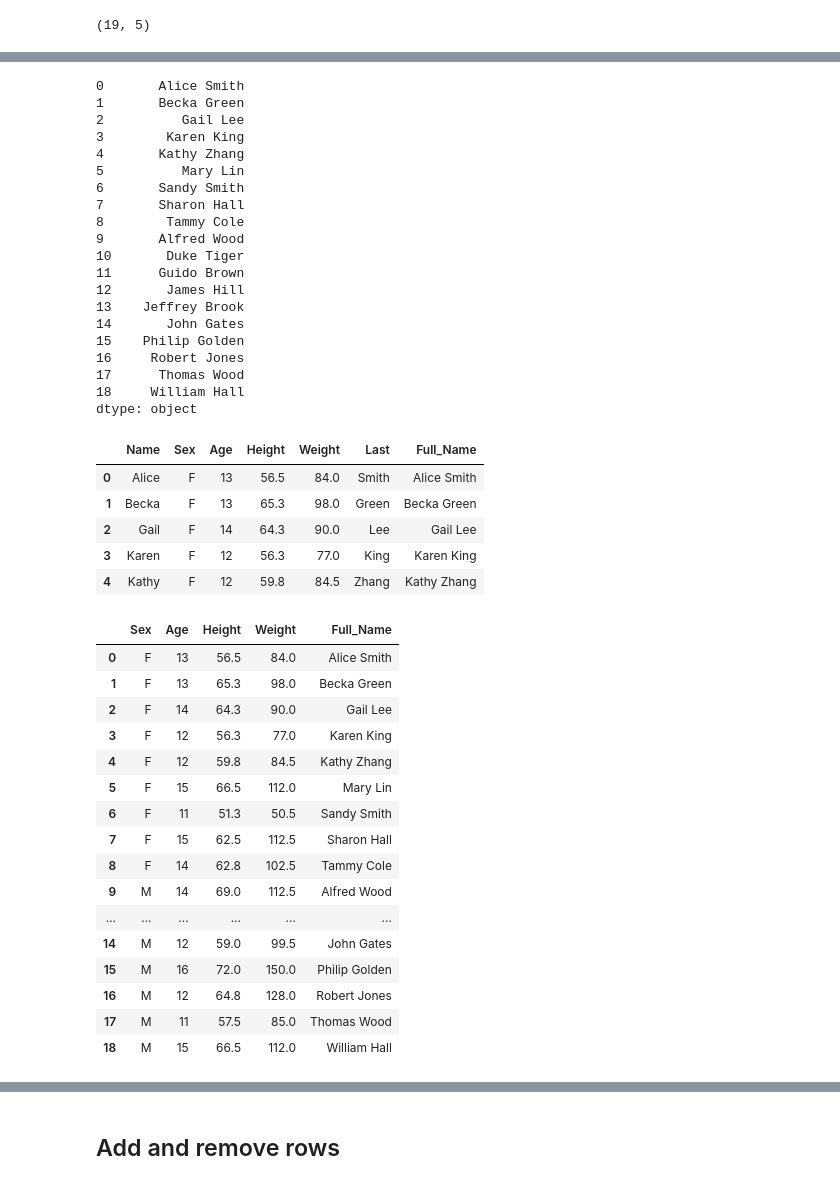
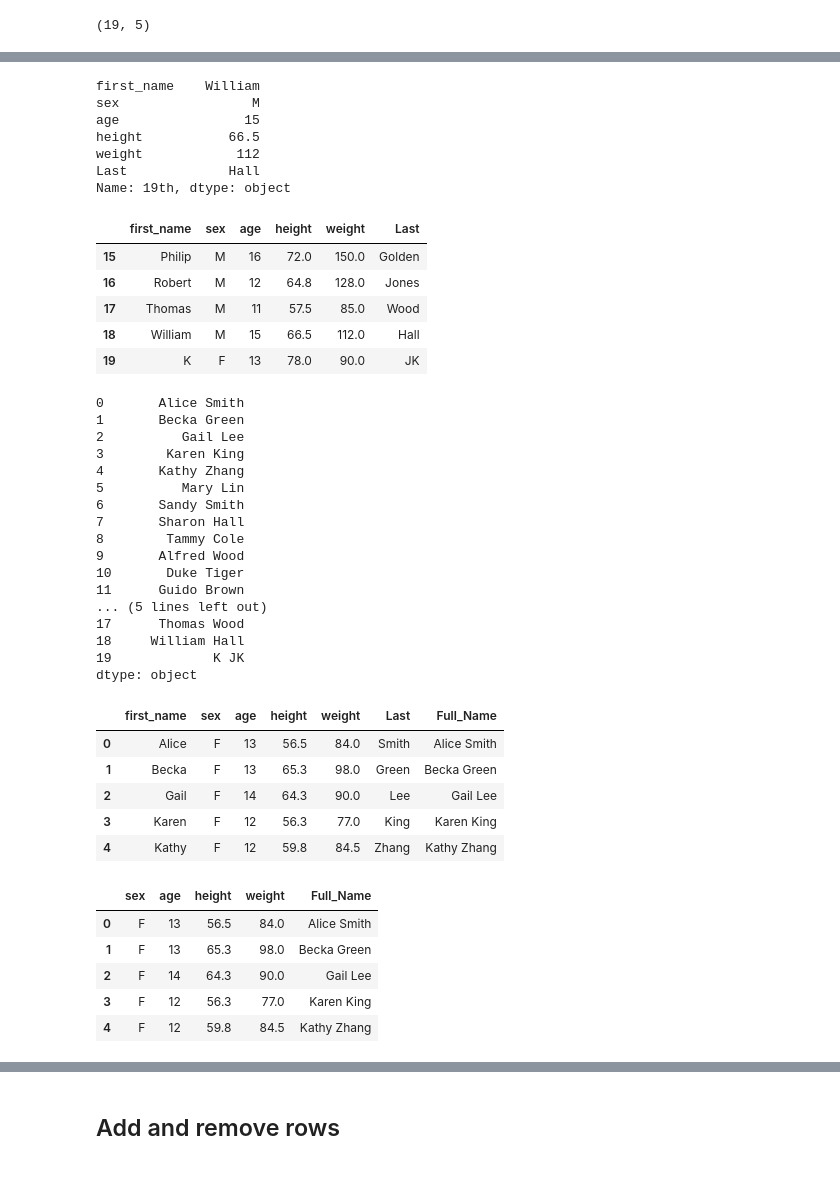
Before and after one commit to User-zwj/Pandas-Practice, a Jupyter notebook: Pandas Exercise.ipynb, the cells around one changed output, grey strips where cells are left out. Saved outputs shown, nothing was run; the diff lists cells and outputs as text; code cells hidden in the pictures.

```diff
--- a/Pandas Exercise.ipynb
+++ b/Pandas Exercise.ipynb
@@ -1428,5 +1475,27 @@ df.head()
+# %%
+df.iloc[18,]
+# %% [output]
+first_name    William
+sex                 M
+age                15
+height           66.5
+weight            112
+Last             Hall
+Name: 19th, dtype: object
+# %%
+new_row = {"first_name":"K", "sex":"F", "age":13, "height":78.0, "weight":90.0, "Last":"JK"}
+df = df.append(new_row, ignore_index=True)
+# %%
+df.tail()
+# %% [output]
+|  | first_name | sex | age | height | weight | Last |
+| 15 | Philip | M | 16 | 72.0 | 150.0 | Golden |
+| 16 | Robert | M | 12 | 64.8 | 128.0 | Jones |
+| 17 | Thomas | M | 11 | 57.5 | 85.0 | Wood |
+| 18 | William | M | 15 | 66.5 | 112.0 | Hall |
+| 19 | K | F | 13 | 78.0 | 90.0 | JK |
 # %%
-df['Name'] + ' ' + df['Last']
+df["first_name"] + " " + df["Last"]
 # %% [output]
 0       Alice Smith
 1       Becka Green
@@ -1440,44 +1509,30 @@ df['Name'] + ' ' + df['Last']
 9       Alfred Wood
 10       Duke Tiger
 11      Guido Brown
-12       James Hill
-13    Jeffrey Brook
-14       John Gates
-15    Philip Golden
-16     Robert Jones
+... (5 lines left out)
 17      Thomas Wood
 18     William Hall
+19             K JK
 dtype: object
 # %%
-df['Full_Name'] = df['Name'] + ' ' + df['Last']
+df['Full_Name'] = df['first_name'] + ' ' + df['Last']
 df.head()
 # %% [output]
-|  | Name | Sex | Age | Height | Weight | Last | Full_Name |
+|  | first_name | sex | age | height | weight | Last | Full_Name |
 | 0 | Alice | F | 13 | 56.5 | 84.0 | Smith | Alice Smith |
 | 1 | Becka | F | 13 | 65.3 | 98.0 | Green | Becka Green |
 | 2 | Gail | F | 14 | 64.3 | 90.0 | Lee | Gail Lee |
 | 3 | Karen | F | 12 | 56.3 | 77.0 | King | Karen King |
 | 4 | Kathy | F | 12 | 59.8 | 84.5 | Zhang | Kathy Zhang |
 # %%
-df.drop(columns = ['Name', 'Last'])
+df.drop(columns = ['first_name', 'Last']).head()
 # %% [output]
-|  | Sex | Age | Height | Weight | Full_Name |
+|  | sex | age | height | weight | Full_Name |
 | 0 | F | 13 | 56.5 | 84.0 | Alice Smith |
 | 1 | F | 13 | 65.3 | 98.0 | Becka Green |
 | 2 | F | 14 | 64.3 | 90.0 | Gail Lee |
 | 3 | F | 12 | 56.3 | 77.0 | Karen King |
 | 4 | F | 12 | 59.8 | 84.5 | Kathy Zhang |
-| 5 | F | 15 | 66.5 | 112.0 | Mary Lin |
-| 6 | F | 11 | 51.3 | 50.5 | Sandy Smith |
-| 7 | F | 15 | 62.5 | 112.5 | Sharon Hall |
-| 8 | F | 14 | 62.8 | 102.5 | Tammy Cole |
-| 9 | M | 14 | 69.0 | 112.5 | Alfred Wood |
-| ... | ... | ... | ... | ... | ... |
-| 14 | M | 12 | 59.0 | 99.5 | John Gates |
-| 15 | M | 16 | 72.0 | 150.0 | Philip Golden |
-| 16 | M | 12 | 64.8 | 128.0 | Robert Jones |
-| 17 | M | 11 | 57.5 | 85.0 | Thomas Wood |
-| 18 | M | 15 | 66.5 | 112.0 | William Hall |
 # %%
 df.head()
 # %% [output]
```
Also changed, not shown: parts of 62 cells of this notebook.
